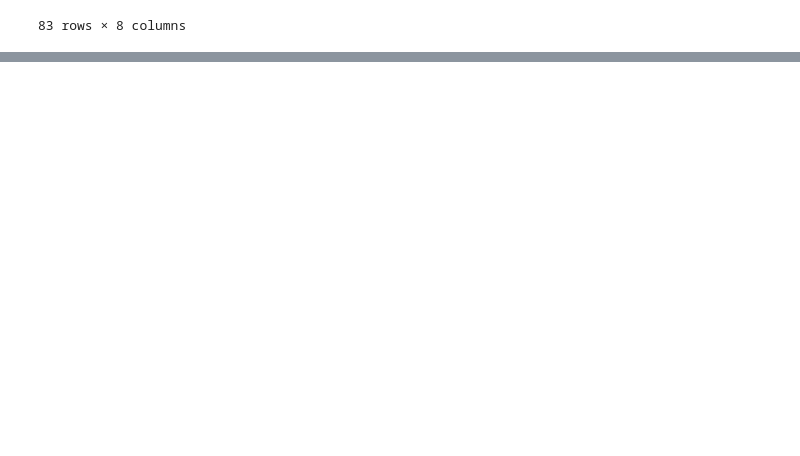
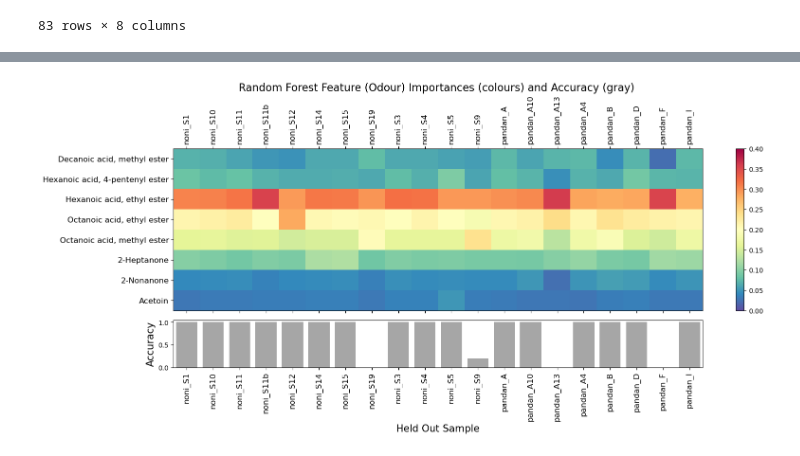
Before and after one commit to stootoon/lucia-natural-odour-stats, a Jupyter notebook: lucia_stats/analyses/noni-random-forest.ipynb, the cells around one changed output, grey strips where cells are left out. Cells and saved outputs as stored; diff of their text form; code cells hidden in the pictures; blank space fills up the shorter version.

```diff
--- a/lucia_stats/analyses/noni-random-forest.ipynb
+++ b/lucia_stats/analyses/noni-random-forest.ipynb
@@ -94,0 +128,42 @@ groups = df_combined.index.get_level_values('sample')
+# %%
+from sklearn.model_selection import LeaveOneGroupOut, cross_validate
+from sklearn.ensemble import RandomForestClassifier
+
+logo = LeaveOneGroupOut()
+cv_out = cross_validate(
+    RandomForestClassifier(random_state=0),
+    Z, y,
+    cv=logo,
+    groups=groups,
+    return_estimator=True,
+)
+
+scores=cv_out["test_score"]
+
+held_out = [groups[test][0] for _, test in logo.split(Z, y, groups)]
+importances = pd.DataFrame(
+    [est.feature_importances_ for est in cv_out["estimator"]],
+    index=pd.Index(held_out, name="held_out"),
+    columns = df_combined.columns
+)
+# %%
+figure(figsize=(18,6))
+ax = subplot(4,1,(1,3))
+plot_heatmap(importances.values, ax = ax, column_labs = held_out, cmap = 'Spectral_r', vmin = 0, vmax = 0.4, figsize = (18,4))
+ax.set_title(f"Random Forest Feature (Odour) Importances (colours) and Accuracy (gray) ", fontsize=16)
+ax2 = subplot(4,1,4, sharex=ax)
+# Make a bar graph, with one bar for each held out sample, showing the accuracy of the model when that sample was held out
+# Align the bars with the heatmap above
+bar(range(len(held_out)), scores, color='gray', alpha=0.7)
+ax2.set_xticks(range(len(held_out)))
+ax2.set_xticklabels(held_out, rotation=90, fontsize=12)
+# Set the position of ax2 so that it is below ax, and has the same width as ax
+pos, pos2 = ax.get_position(), ax2.get_position()
+ax2.set_position([pos.x0, pos2.y0, pos.width, pos2.height])
+ax2.set_ylim(0, 1.05)
+ax2.set_ylabel("Accuracy", fontsize=15)
+ax2.set_xlabel("Held Out Sample", fontsize=15)
+
+savefig(os.path.join(paths.figs_path, "noni-random-forest-feature-importances.pdf"), dpi=600, bbox_inches='tight')
+# %% [output]
+[figure, added]
```
Also changed, not shown: parts of 7 cells of this notebook, 2 other files.
